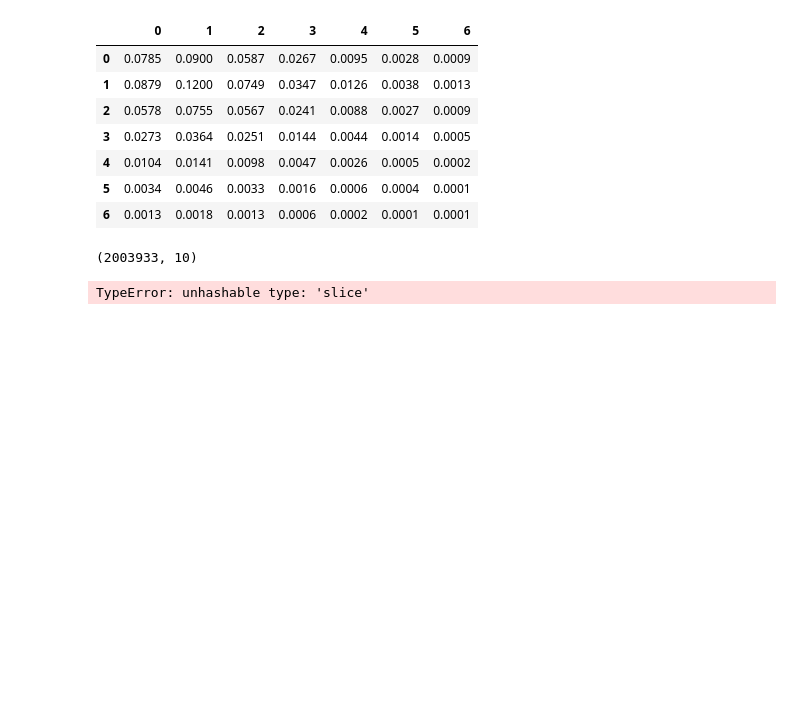
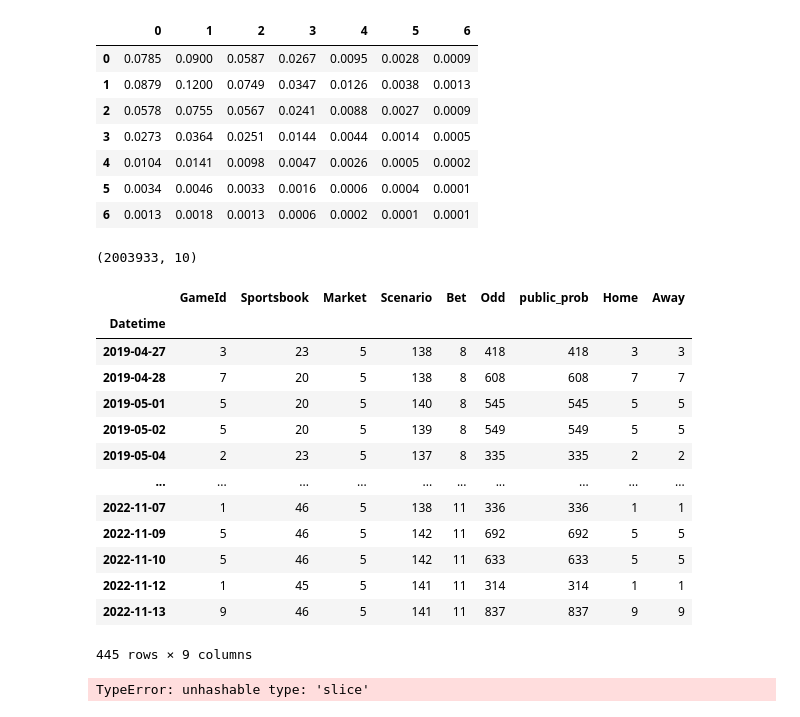
Before and after one commit to MarcosAugusto47/soccer-betting-strategy, a Jupyter notebook: notebook.ipynb, the cells around one changed output. Cells and saved outputs as stored; diff of their text form; code cells hidden in the pictures; blank space fills up the shorter version.

```diff
--- a/notebook.ipynb
+++ b/notebook.ipynb
@@ -129,7 +152,22 @@ print(odds_sample.shape)
 # %% [output]
 (2003933, 10)
 # %%
-#odds_sample.groupby(['Datetime']).nunique()
+odds_sample.groupby(['Datetime'], sort=False).nunique()
+# %% [output]
+|  | GameId | Sportsbook | Market | Scenario | Bet | Odd | public_prob | Home | Away |
+| Datetime |  |  |  |  |  |  |  |  |  |
+| 2019-04-27 | 3 | 23 | 5 | 138 | 8 | 418 | 418 | 3 | 3 |
+| 2019-04-28 | 7 | 20 | 5 | 138 | 8 | 608 | 608 | 7 | 7 |
+| 2019-05-01 | 5 | 20 | 5 | 140 | 8 | 545 | 545 | 5 | 5 |
+| 2019-05-02 | 5 | 20 | 5 | 139 | 8 | 549 | 549 | 5 | 5 |
+| 2019-05-04 | 2 | 23 | 5 | 137 | 8 | 335 | 335 | 2 | 2 |
+| ... | ... | ... | ... | ... | ... | ... | ... | ... | ... |
+| 2022-11-07 | 1 | 46 | 5 | 138 | 11 | 336 | 336 | 1 | 1 |
+| 2022-11-09 | 5 | 46 | 5 | 142 | 11 | 692 | 692 | 5 | 5 |
+| 2022-11-10 | 5 | 46 | 5 | 142 | 11 | 633 | 633 | 5 | 5 |
+| 2022-11-12 | 1 | 45 | 5 | 141 | 11 | 314 | 314 | 1 | 1 |
+| 2022-11-13 | 9 | 46 | 5 | 141 | 11 | 837 | 837 | 9 | 9 |
+445 rows × 9 columns
 # %%
 #odds_sample[odds_sample.Datetime.apply(str).str.contains('2022-11-13')].GameId.unique()
 # %%
```
Also changed, not shown: parts of 5 cells of this notebook, 5 other files.
